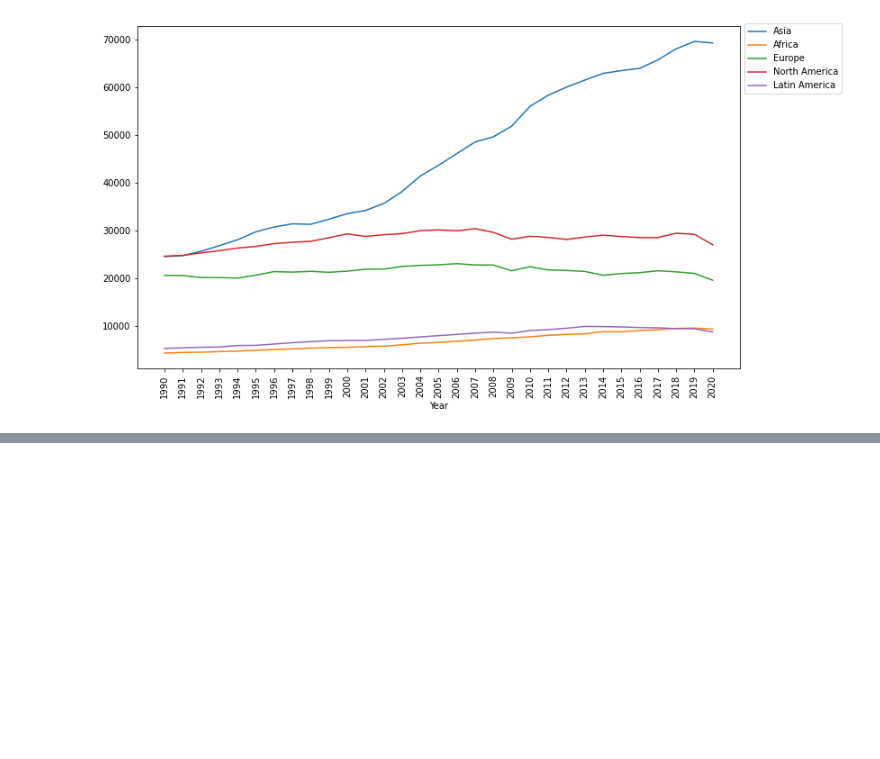
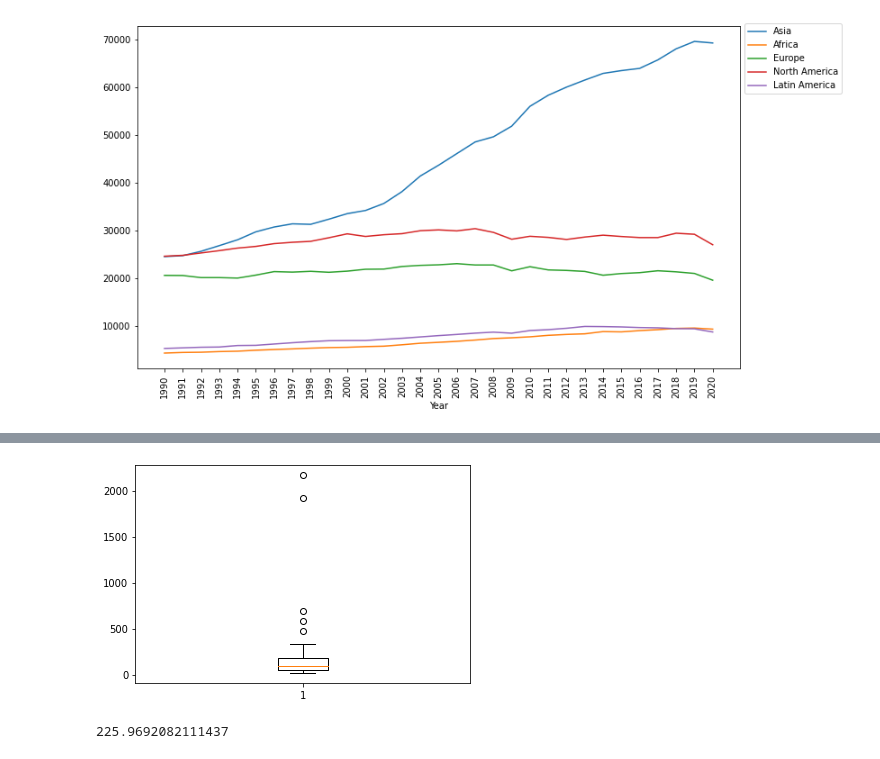
Before and after one commit to malvaradogcode/ProyectBootcamp, a Jupyter notebook: src/eda.ipynb, the cells around one changed output, grey strips where cells are left out. Drawn from its saved outputs; the diff is of its cells as text; code cells hidden in the pictures; blank space fills up the shorter version.

```diff
--- a/src/eda.ipynb
+++ b/src/eda.ipynb
@@ -200,0 +236,4 @@ profile_countries.to_file('../data/reports/Continent_Countries_TWH.html')
+# %%
+# Hemos localizado las filas con los valores NaN, se trata de las dos ultimas filas de cada variable
+df_Countries_sin_nan = df_Countries.dropna(how='any')
+df_Countries_sin_nan.tail()
@@ -200,0 +248,6 @@ profile_countries.to_file('../data/reports/Continent_Countries_TWH.html')
+# %%
+only_countries = list(set(df_Countries_sin_nan.columns) - set(['Year']))
+
+
+df_Countries_mean = df_Countries_sin_nan[only_countries].mean()
+df_Countries_mean
@@ -200,0 +272,10 @@ profile_countries.to_file('../data/reports/Continent_Countries_TWH.html')
+# %%
+plt.boxplot(df_Countries_mean)
+plt.show()
+# %% [output]
+[figure, added]
+# %%
+df_med = df_Countries_mean.mean()
+print(df_med)
+# %% [output]
+225.9692082111437
```
Also changed, not shown: parts of 9 cells of this notebook.
